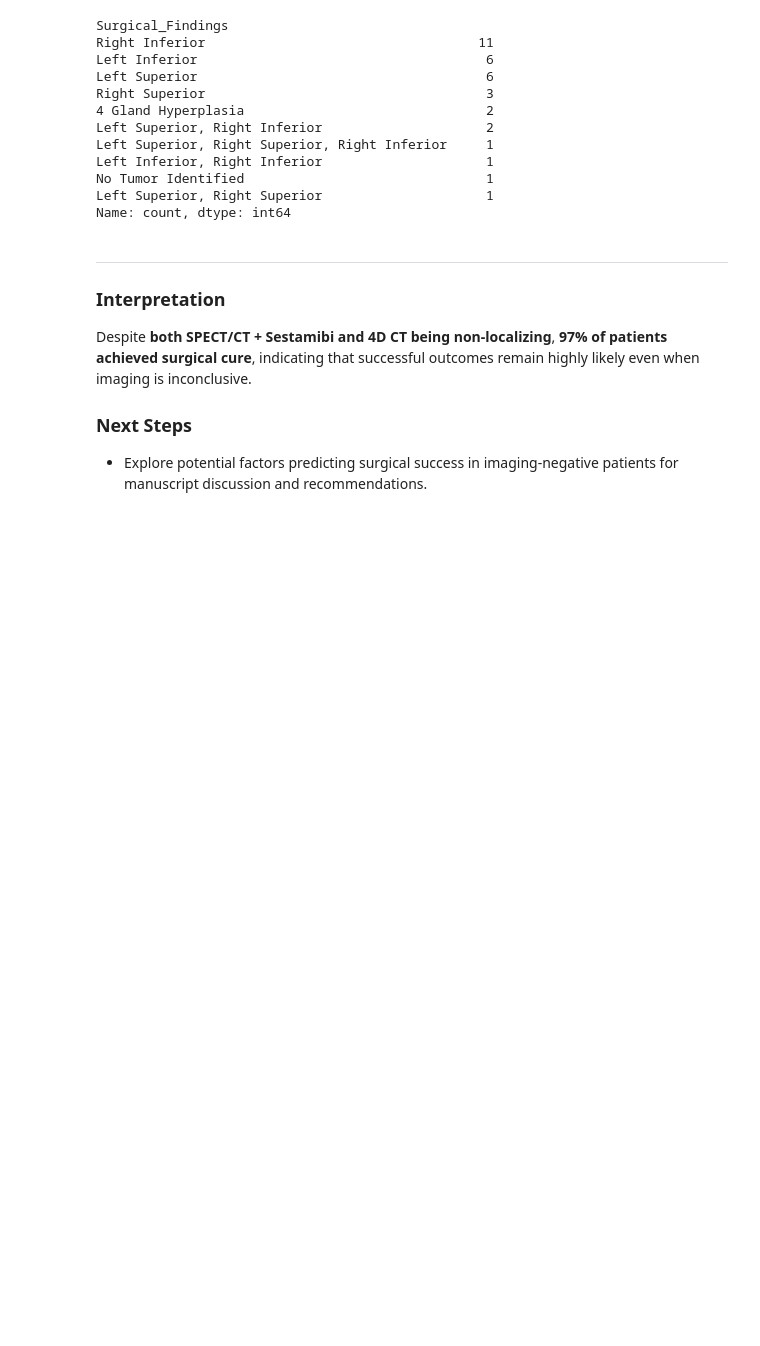
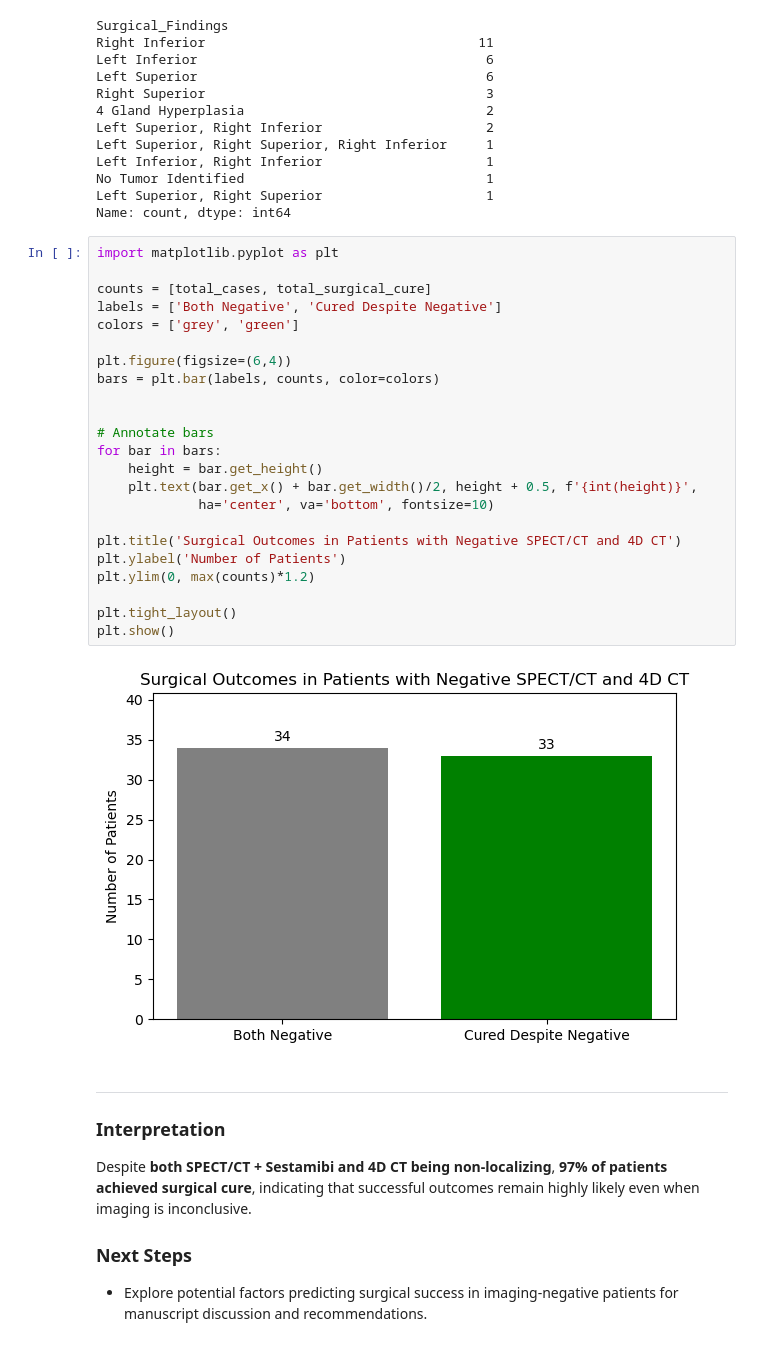
Before and after one commit to Jonah-Schwartz521/ent-imaging-analysis, a Jupyter notebook: Imaging Analysis/modality_concordance/spect-mibi(-)_4d(-).ipynb, the cells around one changed output. Saved outputs shown, nothing was run; the diff lists cells and outputs as text; blank space fills up the shorter version.

```diff
--- a/Imaging Analysis/modality_concordance/spect-mibi(-)_4d(-).ipynb
+++ b/Imaging Analysis/modality_concordance/spect-mibi(-)_4d(-).ipynb
@@ -107,6 +107,31 @@ Left Inferior, Right Inferior                     1
 No Tumor Identified                               1
 Left Superior, Right Superior                     1
 Name: count, dtype: int64
+# %%
+import matplotlib.pyplot as plt
+
+counts = [total_cases, total_surgical_cure]
+labels = ['Both Negative', 'Cured Despite Negative']
+colors = ['grey', 'green']
+
+plt.figure(figsize=(6,4))
+bars = plt.bar(labels, counts, color=colors)
+
+
+# Annotate bars
+for bar in bars:
+    height = bar.get_height()
+    plt.text(bar.get_x() + bar.get_width()/2, height + 0.5, f'{int(height)}',
+             ha='center', va='bottom', fontsize=10)
+
+plt.title('Surgical Outcomes in Patients with Negative SPECT/CT and 4D CT')
+plt.ylabel('Number of Patients')
+plt.ylim(0, max(counts)*1.2)
+
+plt.tight_layout()
+plt.show()
+# %% [output]
+[figure, added]
 # %% [markdown]
 ---
 
```
Also changed, not shown: 2 other files.
